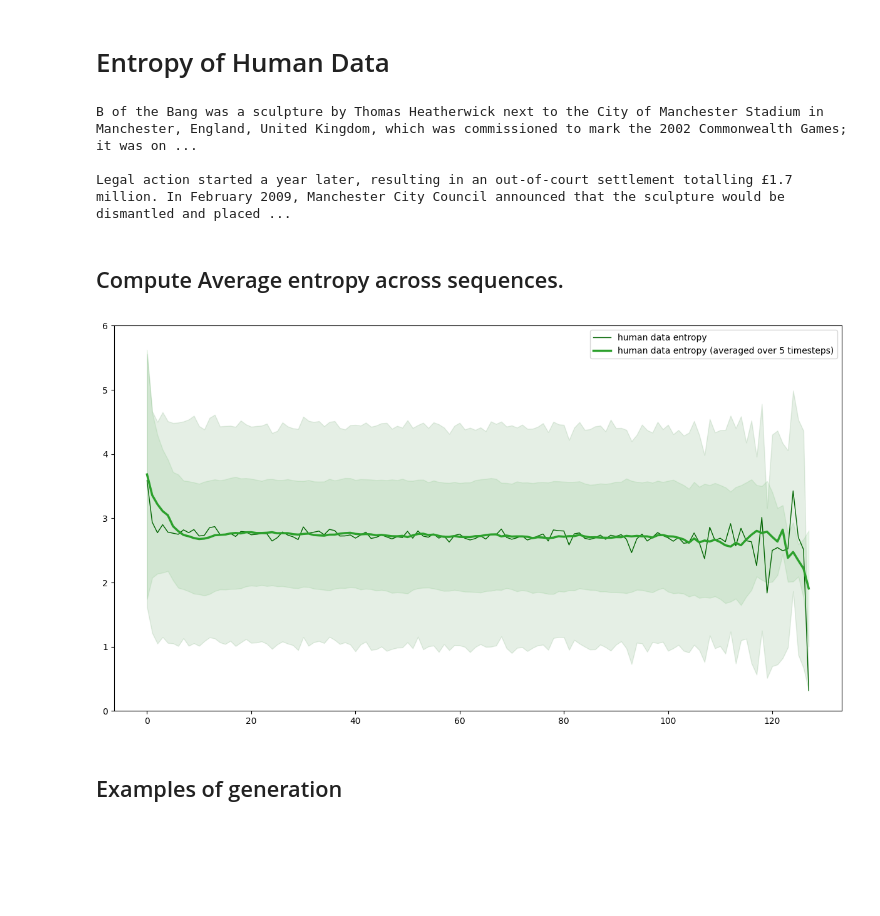
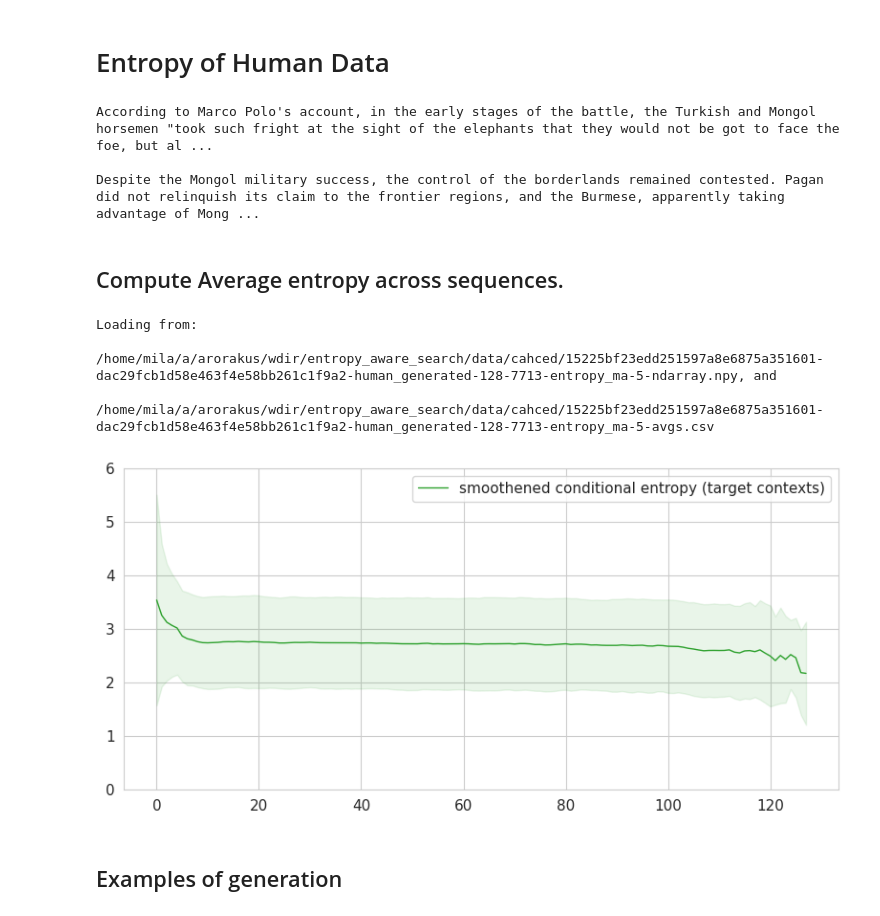
Before and after one commit to kushalarora/stable_entropy_hypothesis, a Jupyter notebook: text_completion/wiki/gpt2_wiki_prompt.ipynb, the cells around one changed output. Drawn from its saved outputs; the diff is of its cells as text; code cells hidden in the pictures; blank space fills up the shorter version.

Commit message:
beautifying some graphs for paper.

```diff
--- a/text_completion/wiki/gpt2_wiki_prompt.ipynb
+++ b/text_completion/wiki/gpt2_wiki_prompt.ipynb
@@ -29,3 +29,16 @@ import matplotlib.pyplot as plt
 
 import copy
 pd.options.plotting.backend = "matplotlib"
+# %%
+# beautify graphs.
+
+sns.set_style('whitegrid') # darkgrid, white grid, dark, white and ticks
+plt.rc('axes', titlesize=14)     # fontsize of the axes title
+plt.rc('axes', labelsize=12)    # fontsize of the x and y labels
+plt.rc('xtick', labelsize=11)    # fontsize of the tick labels
+plt.rc('ytick', labelsize=11)    # fontsize of the tick labels
+plt.rc('legend', fontsize=11)    # legend fontsize
+plt.rc('font', size=11)          # controls default text sizes
+
+palatte=sns.color_palette('pastel')
+palatte
@@ -128,10 +152,10 @@ def print_sample(context, model_text, repeat_type='all'):
 # %%
 # Plot mean and std average entropy
 
-def plot_avg_entropies_mean_std(entropies, ax, label, color='red', linewidth=1, std_dev=1):
+def plot_avg_entropies_mean_std(entropies, label, ax=None,  color='red', linewidth=1, std_dev=1):
     entropy_mean = np.ma.mean(entropies, axis=0)
     entropy_std = np.ma.std(entropies, axis=0)
-    sns.lineplot(y=entropy_mean, x=np.arange(len(entropy_mean)),
+    ax = sns.lineplot(y=entropy_mean, x=np.arange(len(entropy_mean)),
                     ax=ax, label=label, color=color, linewidth=linewidth)
     # sns.lineplot(entropy_mean, ax=ax, label=label)
 
@@ -154,7 +179,7 @@ gpt2_eags_v1_generation = "/home/mila/a/arorakus/wdir/entropy_aware_search/data/
 gpt2_eags_v2_generation = "/home/mila/a/arorakus/wdir/entropy_aware_search/data/wiki_rankgen/generated/gpt2_xl/eags_v2_k_30.jsonl"
 gpt2_eags_v3_generation = "/home/mila/a/arorakus/wdir/entropy_aware_search/data/wiki_rankgen/generated/gpt2_xl/eags_v3_k_30.jsonl"
 # %%
-NUM_SEQ=1000
+NUM_SEQ=7713
 MAX_LEN = 128
 WIDTH = 5
 # %% [markdown]
@@ -164,25 +189,29 @@ human_dataframe = pd.read_json(orig_wp, lines=True)\
                         .rename(columns={'prefix':'context',
                                          'target': 'model_text'})
 # %%
-human_datapoint = human_dataframe.sample().iloc[0]
+human_datapoint = human_dataframe[human_dataframe['model_text'].str.len() > 110].iloc[5]
 print(human_datapoint.context)
 print()
 print_sample(human_datapoint.context, human_datapoint.model_text)
 # %% [output]
-B of the Bang was a sculpture by Thomas Heatherwick next to the City of Manchester Stadium in Manchester, England, United Kingdom, which was commissioned to mark the 2002 Commonwealth Games; it was on ...
+According to Marco Polo's account, in the early stages of the battle, the Turkish and Mongol horsemen "took such fright at the sight of the elephants that they would not be got to face the foe, but al ...
 
-Legal action started a year later, resulting in an out-of-court settlement totalling £1.7 million. In February 2009, Manchester City Council announced that the sculpture would be dismantled and placed ...
+Despite the Mongol military success, the control of the borderlands remained contested. Pagan did not relinquish its claim to the frontier regions, and the Burmese, apparently taking advantage of Mong ...
 # %% [markdown]
 ## Compute Average entropy across sequences.
 # %%
-human_avg_entropy_pd, human_entropies = compute_average_across_sequences(human_dataframe, gpt2_model, tokenizer, column_prefix='human_generated',  max_len=MAX_LEN, num_seq=NUM_SEQ, cache=True)
+# human_avg_entropy_pd, human_entropies = compute_average_across_sequences(human_dataframe, gpt2_model, tokenizer, column_prefix='human_generated',  max_len=MAX_LEN, num_seq=NUM_SEQ, cache=True)
 human_avg_ma_entropy_pd, human_ma_entropies = compute_average_across_sequences(human_dataframe, gpt2_model, tokenizer, column_prefix='human_generated', width=WIDTH,  max_len=MAX_LEN, to_be_averaged='entropy_ma', num_seq=NUM_SEQ, cache=True)
+# %% [output]
+Loading from:
+        /home/mila/a/arorakus/wdir/entropy_aware_search/data/cahced/15225bf23edd251597a8e6875a351601-dac29fcb1d58e463f4e58bb261c1f9a2-human_generated-128-7713-entropy_ma-5-ndarray.npy, and
+        /home/mila/a/arorakus/wdir/entropy_aware_search/data/cahced/15225bf23edd251597a8e6875a351601-dac29fcb1d58e463f4e58bb261c1f9a2-human_generated-128-7713-entropy_ma-5-avgs.csv
 # %%
-fig, ax = plt.subplots(figsize=(15, 8))
-plot_avg_entropies_mean_std(human_entropies, ax, 'human data entropy', color='darkgreen')
-plot_avg_entropies_mean_std(human_ma_entropies, ax, 'human data entropy (averaged over 5 timesteps)', color='tab:green', linewidth=2.5)
+fig, ax = plt.subplots(figsize=(8,4), tight_layout=True)
+# plot_avg_entropies_mean_std(human_entropies, ax, 'human data entropy', color='darkgreen')
+plot_avg_entropies_mean_std(human_ma_entropies, 'smoothened conditional entropy (target contexts)', ax=ax, color='tab:green', linewidth=1.0)
 # %% [output]
-[figure, old version]
+[figure, new version]
 # %% [markdown]
 ## Examples of generation
 # %%
```
Also changed, not shown: parts of 9 cells of this notebook, 1 other file.
